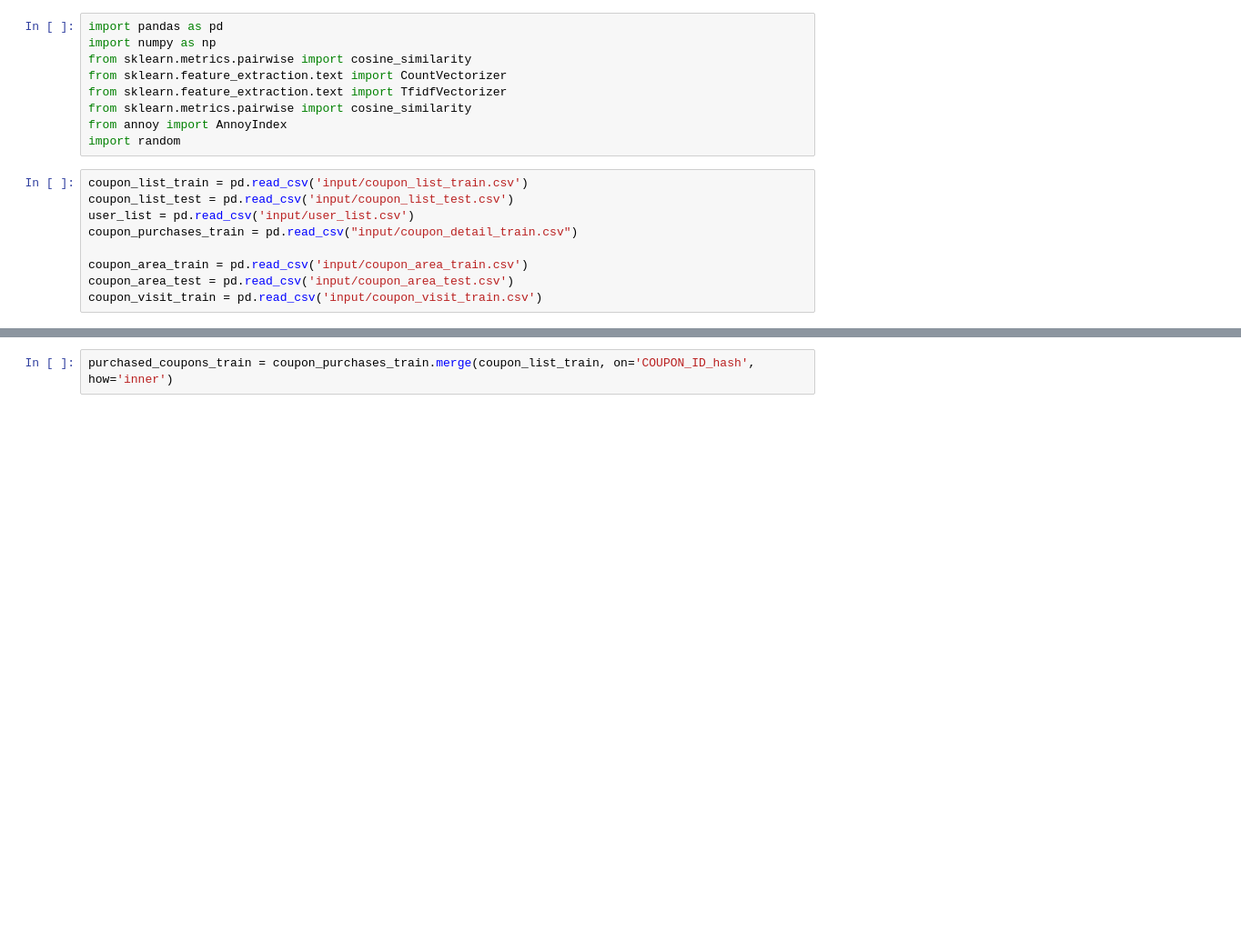
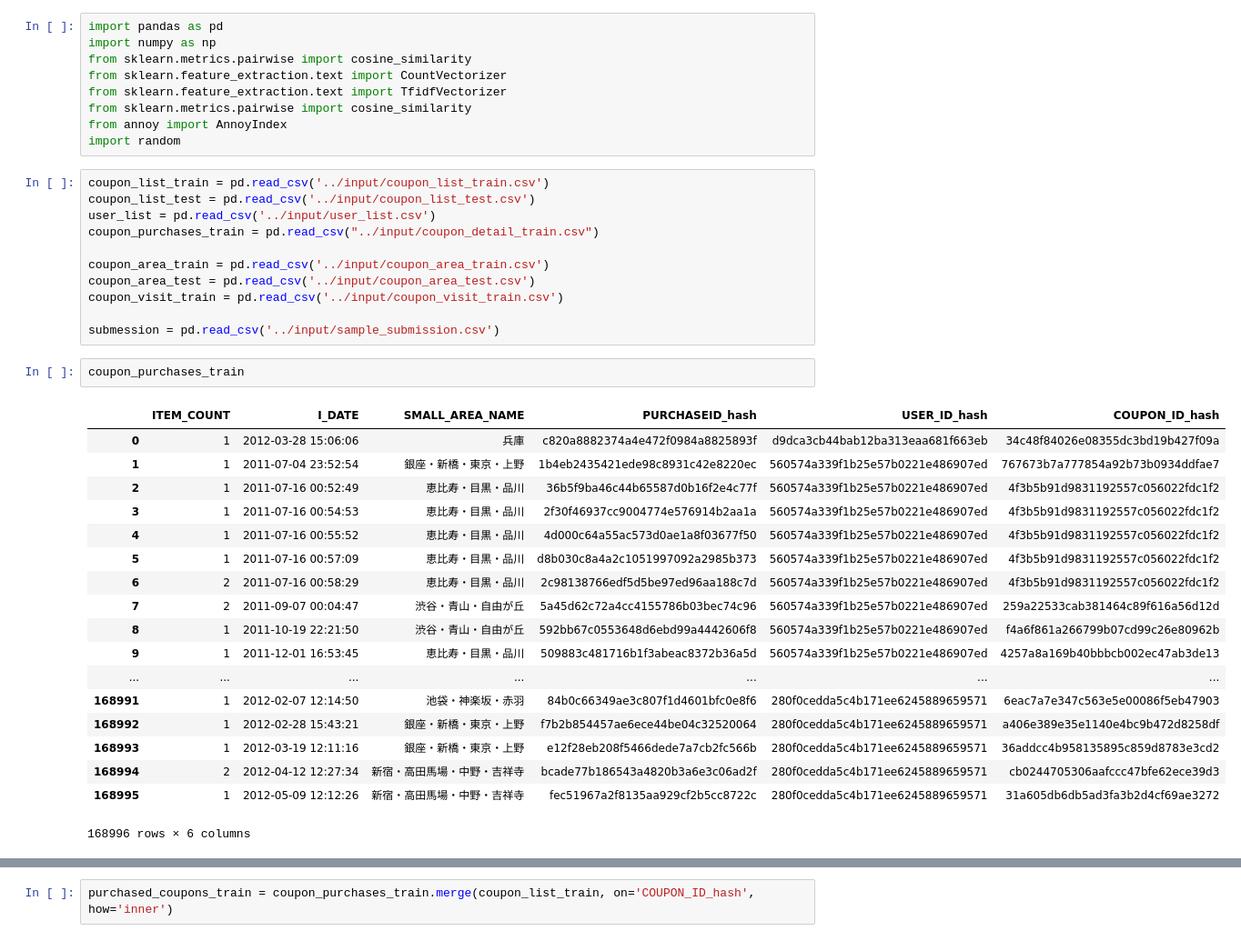
Before and after one commit to jnferreira/couponpurchasepreds, a Jupyter notebook: annoy/annoy_v4.ipynb, the cells around one changed output, grey strips where cells are left out. Shown at 91% size. Cells and saved outputs as stored; diff of their text form; blank space fills up the shorter version.

```diff
--- a/annoy/annoy_v4.ipynb
+++ b/annoy/annoy_v4.ipynb
@@ -8,11 +8,34 @@ from sklearn.metrics.pairwise import cosine_similarity
 from annoy import AnnoyIndex
 import random
 # %%
-coupon_list_train = pd.read_csv('input/coupon_list_train.csv')
-coupon_list_test = pd.read_csv('input/coupon_list_test.csv')
-user_list = pd.read_csv('input/user_list.csv')
-coupon_purchases_train = pd.read_csv("input/coupon_detail_train.csv")
+coupon_list_train = pd.read_csv('../input/coupon_list_train.csv')
+coupon_list_test = pd.read_csv('../input/coupon_list_test.csv')
+user_list = pd.read_csv('../input/user_list.csv')
+coupon_purchases_train = pd.read_csv("../input/coupon_detail_train.csv")
 
-coupon_area_train = pd.read_csv('input/coupon_area_train.csv')
-coupon_area_test = pd.read_csv('input/coupon_area_test.csv')
-coupon_visit_train = pd.read_csv('input/coupon_visit_train.csv')
+coupon_area_train = pd.read_csv('../input/coupon_area_train.csv')
+coupon_area_test = pd.read_csv('../input/coupon_area_test.csv')
+coupon_visit_train = pd.read_csv('../input/coupon_visit_train.csv')
+
+submession = pd.read_csv('../input/sample_submission.csv')
+# %%
+coupon_purchases_train
+# %% [output]
+|  | ITEM_COUNT | I_DATE | SMALL_AREA_NAME | PURCHASEID_hash | USER_ID_hash | COUPON_ID_hash |
+| 0 | 1 | 2012-03-28 15:06:06 | 兵庫 | c820a8882374a4e472f0984a8825893f | d9dca3cb44bab12ba313eaa681f663eb | 34c48f84026e08355dc3bd19b427f09a |
+| 1 | 1 | 2011-07-04 23:52:54 | 銀座・新橋・東京・上野 | 1b4eb2435421ede98c8931c42e8220ec | 560574a339f1b25e57b0221e486907ed | 767673b7a777854a92b73b0934ddfae7 |
+| 2 | 1 | 2011-07-16 00:52:49 | 恵比寿・目黒・品川 | 36b5f9ba46c44b65587d0b16f2e4c77f | 560574a339f1b25e57b0221e486907ed | 4f3b5b91d9831192557c056022fdc1f2 |
+| 3 | 1 | 2011-07-16 00:54:53 | 恵比寿・目黒・品川 | 2f30f46937cc9004774e576914b2aa1a | 560574a339f1b25e57b0221e486907ed | 4f3b5b91d9831192557c056022fdc1f2 |
+| 4 | 1 | 2011-07-16 00:55:52 | 恵比寿・目黒・品川 | 4d000c64a55ac573d0ae1a8f03677f50 | 560574a339f1b25e57b0221e486907ed | 4f3b5b91d9831192557c056022fdc1f2 |
+| 5 | 1 | 2011-07-16 00:57:09 | 恵比寿・目黒・品川 | d8b030c8a4a2c1051997092a2985b373 | 560574a339f1b25e57b0221e486907ed | 4f3b5b91d9831192557c056022fdc1f2 |
+| 6 | 2 | 2011-07-16 00:58:29 | 恵比寿・目黒・品川 | 2c98138766edf5d5be97ed96aa188c7d | 560574a339f1b25e57b0221e486907ed | 4f3b5b91d9831192557c056022fdc1f2 |
+| 7 | 2 | 2011-09-07 00:04:47 | 渋谷・青山・自由が丘 | 5a45d62c72a4cc4155786b03bec74c96 | 560574a339f1b25e57b0221e486907ed | 259a22533cab381464c89f616a56d12d |
+| 8 | 1 | 2011-10-19 22:21:50 | 渋谷・青山・自由が丘 | 592bb67c0553648d6ebd99a4442606f8 | 560574a339f1b25e57b0221e486907ed | f4a6f861a266799b07cd99c26e80962b |
+| 9 | 1 | 2011-12-01 16:53:45 | 恵比寿・目黒・品川 | 509883c481716b1f3abeac8372b36a5d | 560574a339f1b25e57b0221e486907ed | 4257a8a169b40bbbcb002ec47ab3de13 |
+| ... | ... | ... | ... | ... | ... | ... |
+| 168991 | 1 | 2012-02-07 12:14:50 | 池袋・神楽坂・赤羽 | 84b0c66349ae3c807f1d4601bfc0e8f6 | 280f0cedda5c4b171ee6245889659571 | 6eac7a7e347c563e5e00086f5eb47903 |
+| 168992 | 1 | 2012-02-28 15:43:21 | 銀座・新橋・東京・上野 | f7b2b854457ae6ece44be04c32520064 | 280f0cedda5c4b171ee6245889659571 | a406e389e35e1140e4bc9b472d8258df |
+| 168993 | 1 | 2012-03-19 12:11:16 | 銀座・新橋・東京・上野 | e12f28eb208f5466dede7a7cb2fc566b | 280f0cedda5c4b171ee6245889659571 | 36addcc4b958135895c859d8783e3cd2 |
+| 168994 | 2 | 2012-04-12 12:27:34 | 新宿・高田馬場・中野・吉祥寺 | bcade77b186543a4820b3a6e3c06ad2f | 280f0cedda5c4b171ee6245889659571 | cb0244705306aafccc47bfe62ece39d3 |
+| 168995 | 1 | 2012-05-09 12:12:26 | 新宿・高田馬場・中野・吉祥寺 | fec51967a2f8135aa929cf2b5cc8722c | 280f0cedda5c4b171ee6245889659571 | 31a605db6db5ad3fa3b2d4cf69ae3272 |
+168996 rows × 6 columns
```
Also changed, not shown: parts of 11 cells of this notebook, 1 other file.
